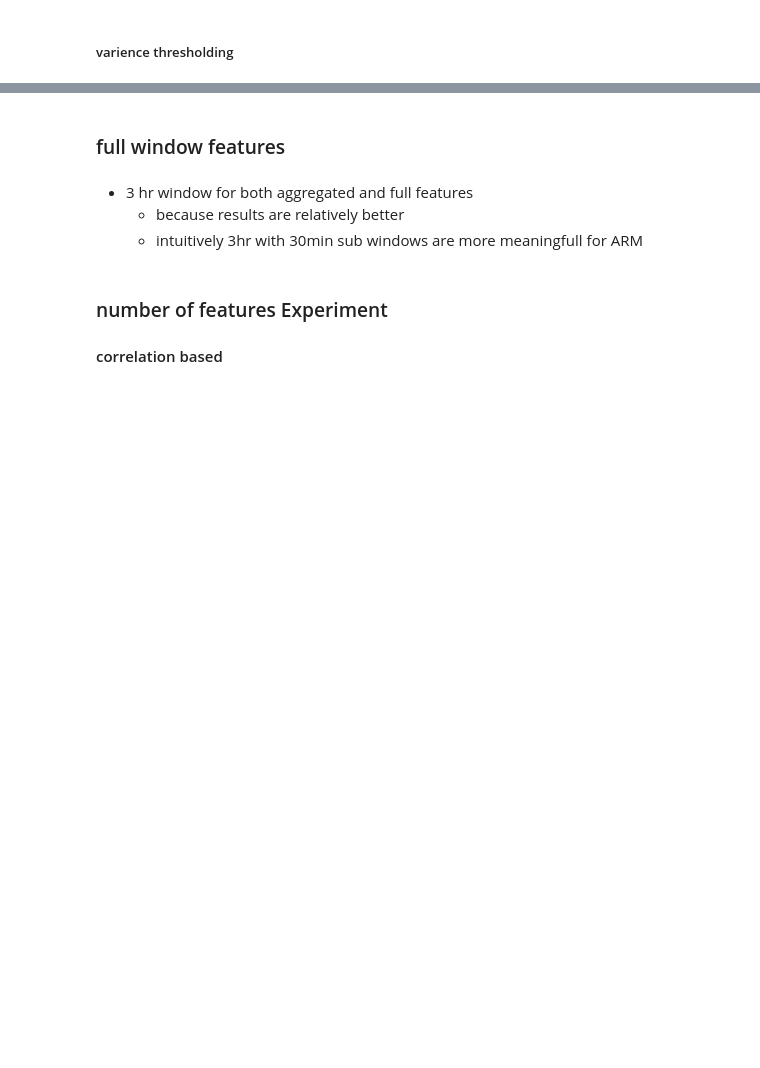
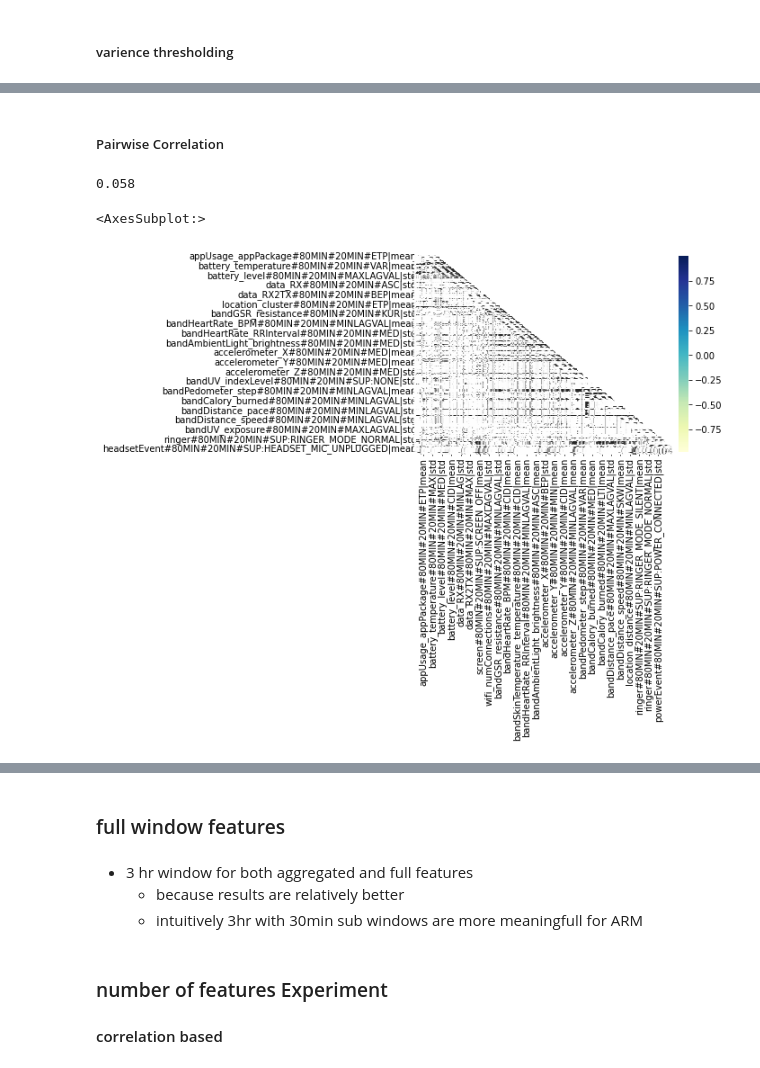
Before and after one commit to Jumabek/receptivity, a Jupyter notebook: analysis/Association Rule Mining.ipynb, the cells around one changed output, grey strips where cells are left out. Drawn from its saved outputs; the diff is of its cells as text; code cells hidden in the pictures; blank space fills up the shorter version.

Commit message:
computing pairwise correlation

```diff
--- a/analysis/Association Rule Mining.ipynb
+++ b/analysis/Association Rule Mining.ipynb
@@ -2155,0 +2066,19 @@ agg_feature_good_variance
+# %% [markdown]
+##### Pairwise Correlation
+# %%
+Matrix = agg_feature_good_variance_imputed.corr()
+# %%
+Matrix.mean().mean()
+# %% [output]
+0.058
+# %%
+pd.set_option("display.precision", 2)
+import seaborn as sns
+sns.heatmap(
+    Matrix, cmap="YlGnBu",
+    fmt='.2f' 1
+    ,annot=True, mask=np.triu(np.ones_like(data.corr()))
+)
+# %% [output]
+<AxesSubplot:>
+[figure, added]
```
Also changed, not shown: parts of 14 cells of this notebook, 1 other file.
